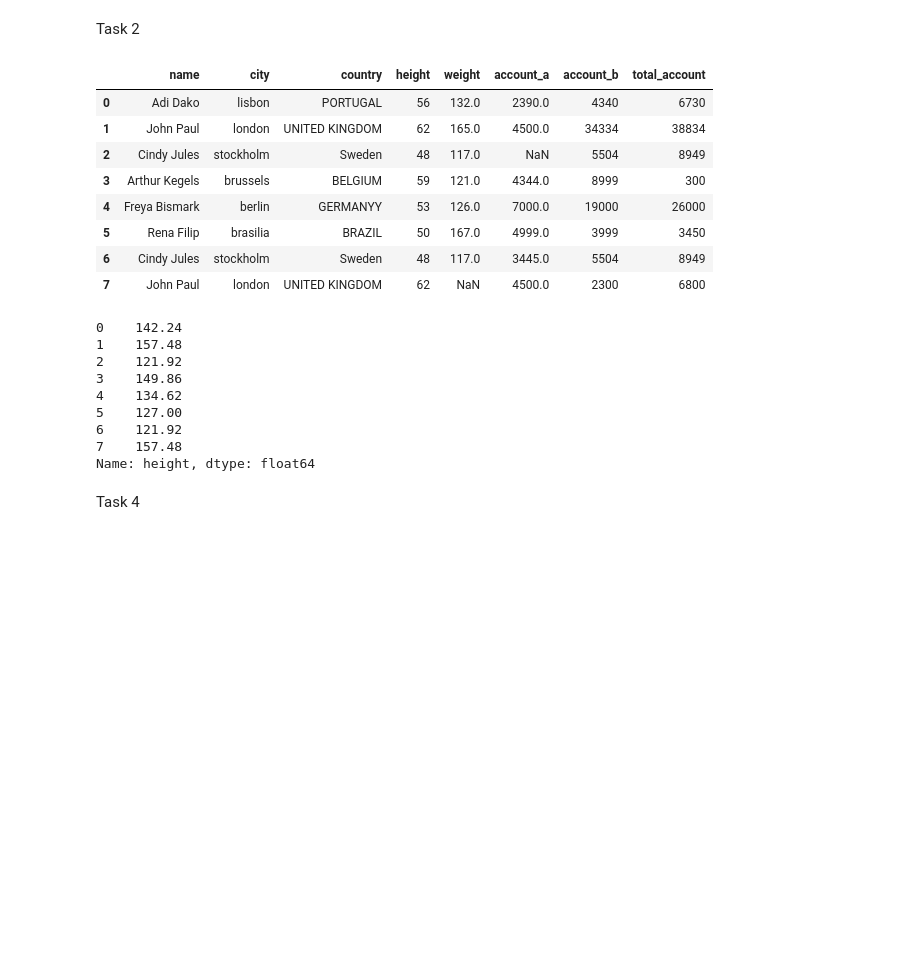
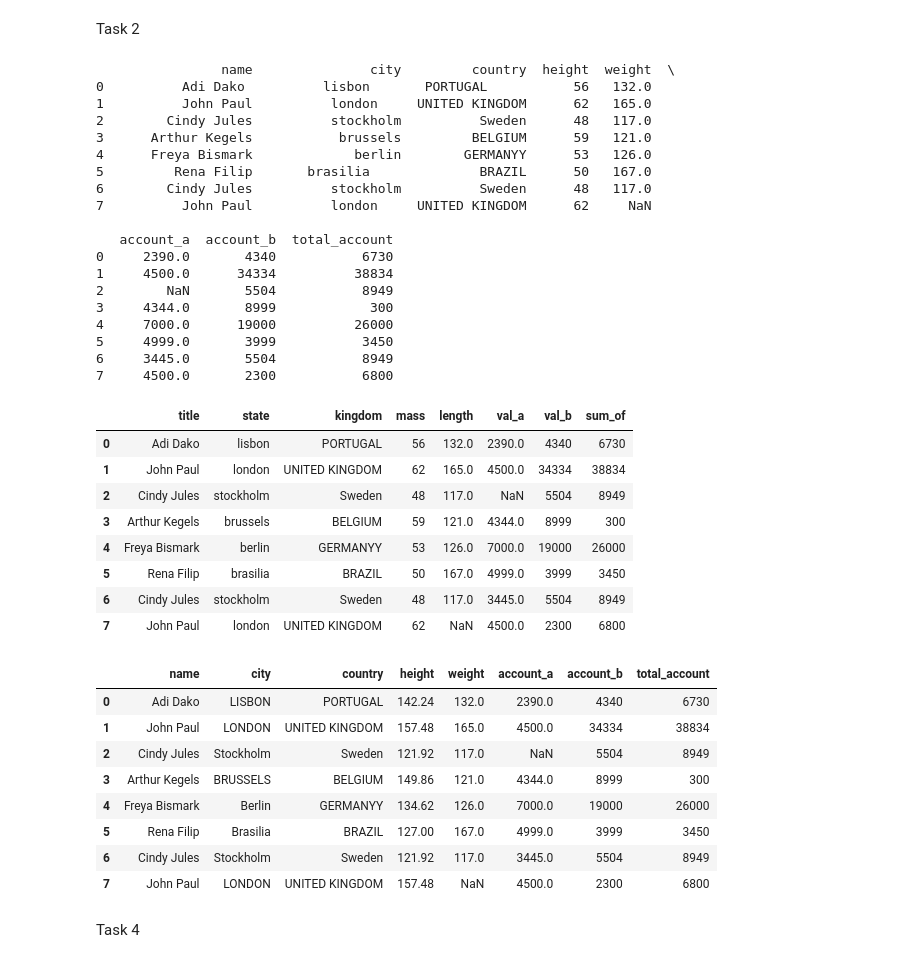
Before and after one commit to AlphaTheDog/DataCleaning, a Jupyter notebook: DataCleaning.ipynb, the cells around one changed output. Cells and saved outputs as stored; diff of their text form; code cells hidden in the pictures; blank space fills up the shorter version.

```diff
--- a/DataCleaning.ipynb
+++ b/DataCleaning.ipynb
@@ -55,6 +56,3 @@ df.head()
 | 2 | Cindy Jules | Stockholm | Sweden | 48 | 117.0 | NaN | 5504 | 8949 |
 | 3 | Arthur Kegels | BRUSSELS | BELGIUM | 59 | 121.0 | 4344.0 | 8999 | 300 |
 | 4 | Freya Bismark | Berlin | GERMANYY | 53 | 126.0 | 7000.0 | 19000 | 26000 |
-# %%
-df = pd.read_csv('http://bit.ly/DataCleaningDataset', sep=';')
-df.head()
@@ -84,3 +96,27 @@ df
 | 5 | Rena Filip | Brasilia | BRAZIL | 50 | 167.0 | 4999.0 | 3999 | 3450 |
 | 6 | Cindy Jules | Stockholm | Sweden | 48 | 117.0 | 3445.0 | 5504 | 8949 |
 | 7 | John Paul | LONDON | UNITED KINGDOM | 62 | NaN | 4500.0 | 2300 | 6800 |
+# %%
+# Task 1b
+# ---
+# Alternatively we can rename column names in a dataframe manually by
+# specifying the column names that we would like to have.
+# Something to note is that this method becomes cumbersome when the no. of variables/features increase.
+# ---
+#
+
+# We will reload our dataset again for this task and create a new dataframe.
+# ---
+#
+df2 = pd.read_csv('http://bit.ly/DataCleaningDataset', sep = ';')
+
+# We then specify our columns names, store them in a list, then afterwards
+# assign the list to the column labels. By doing this, we replace the original
+# columns with our new column names stored in the list.
+# ---
+columns=['title','state','kingdom','mass','length','val_a','val_b','sum_of']
+df2.columns=columns
+# We then preview our dataframe as shown to confirm our changes
+# ---
+#
+df2.head()
@@ -89,21 +132,42 @@ Task 2
 # %%
 # Task 2
 # ---
 # During standardisation, we can also perform string conversion.
 # In this task, we will convert the values of the column city to lower case values.
 # From the previous task 1, we can see that the city column/feature has values
 # with Upppercase and Sentense case values.
 # ---
 # OUR CODE GOES BELOW
 #
-df.shape
 df['city']=[x.lower() for x in df['city']]
-df
+print(df)
+#Alternatively
+df2['state']=df2['state'].apply(str.lower)
+df2
 # Lets convert the city column to comprise of only lowercase characters
 # ---
 #
 # %% [output]
+                name               city         country  height  weight  \
+0          Adi Dako          lisbon       PORTUGAL           56   132.0
+1          John Paul          london     UNITED KINGDOM      62   165.0
+2        Cindy Jules          stockholm          Sweden      48   117.0
+3      Arthur Kegels           brussels         BELGIUM      59   121.0
+4      Freya Bismark             berlin        GERMANYY      53   126.0
+5         Rena Filip       brasilia              BRAZIL      50   167.0
+6        Cindy Jules          stockholm          Sweden      48   117.0
+7          John Paul          london     UNITED KINGDOM      62     NaN
+
+   account_a  account_b  total_account
+0     2390.0       4340           6730
+1     4500.0      34334          38834
+2        NaN       5504           8949
+3     4344.0       8999            300
+4     7000.0      19000          26000
+5     4999.0       3999           3450
+6     3445.0       5504           8949
+7     4500.0       2300           6800
-|  | name | city | country | height | weight | account_a | account_b | total_account |
+|  | title | state | kingdom | mass | length | val_a | val_b | sum_of |
 | 0 | Adi Dako | lisbon | PORTUGAL | 56 | 132.0 | 2390.0 | 4340 | 6730 |
 | 1 | John Paul | london | UNITED KINGDOM | 62 | 165.0 | 4500.0 | 34334 | 38834 |
 | 2 | Cindy Jules | stockholm | Sweden | 48 | 117.0 | NaN | 5504 | 8949 |
@@ -123,20 +187,20 @@ df
 # ---
 #
 df['height']=[height*2.54 for height in df['height']]
-df['height']
 # We perform our conversion across the column that we would want
 # then replace the column with the outcome of our conversion.
 # ---
+df
 # %% [output]
-0    142.24
-1    157.48
-2    121.92
-3    149.86
-4    134.62
-5    127.00
-6    121.92
-7    157.48
-Name: height, dtype: float64
+|  | name | city | country | height | weight | account_a | account_b | total_account |
+| 0 | Adi Dako | LISBON | PORTUGAL | 142.24 | 132.0 | 2390.0 | 4340 | 6730 |
+| 1 | John Paul | LONDON | UNITED KINGDOM | 157.48 | 165.0 | 4500.0 | 34334 | 38834 |
+| 2 | Cindy Jules | Stockholm | Sweden | 121.92 | 117.0 | NaN | 5504 | 8949 |
+| 3 | Arthur Kegels | BRUSSELS | BELGIUM | 149.86 | 121.0 | 4344.0 | 8999 | 300 |
+| 4 | Freya Bismark | Berlin | GERMANYY | 134.62 | 126.0 | 7000.0 | 19000 | 26000 |
+| 5 | Rena Filip | Brasilia | BRAZIL | 127.00 | 167.0 | 4999.0 | 3999 | 3450 |
+| 6 | Cindy Jules | Stockholm | Sweden | 121.92 | 117.0 | 3445.0 | 5504 | 8949 |
+| 7 | John Paul | LONDON | UNITED KINGDOM | 157.48 | NaN | 4500.0 | 2300 | 6800 |
 # %% [markdown]
 Task 4
 # %%
```
Also changed, not shown: parts of 42 cells of this notebook.
